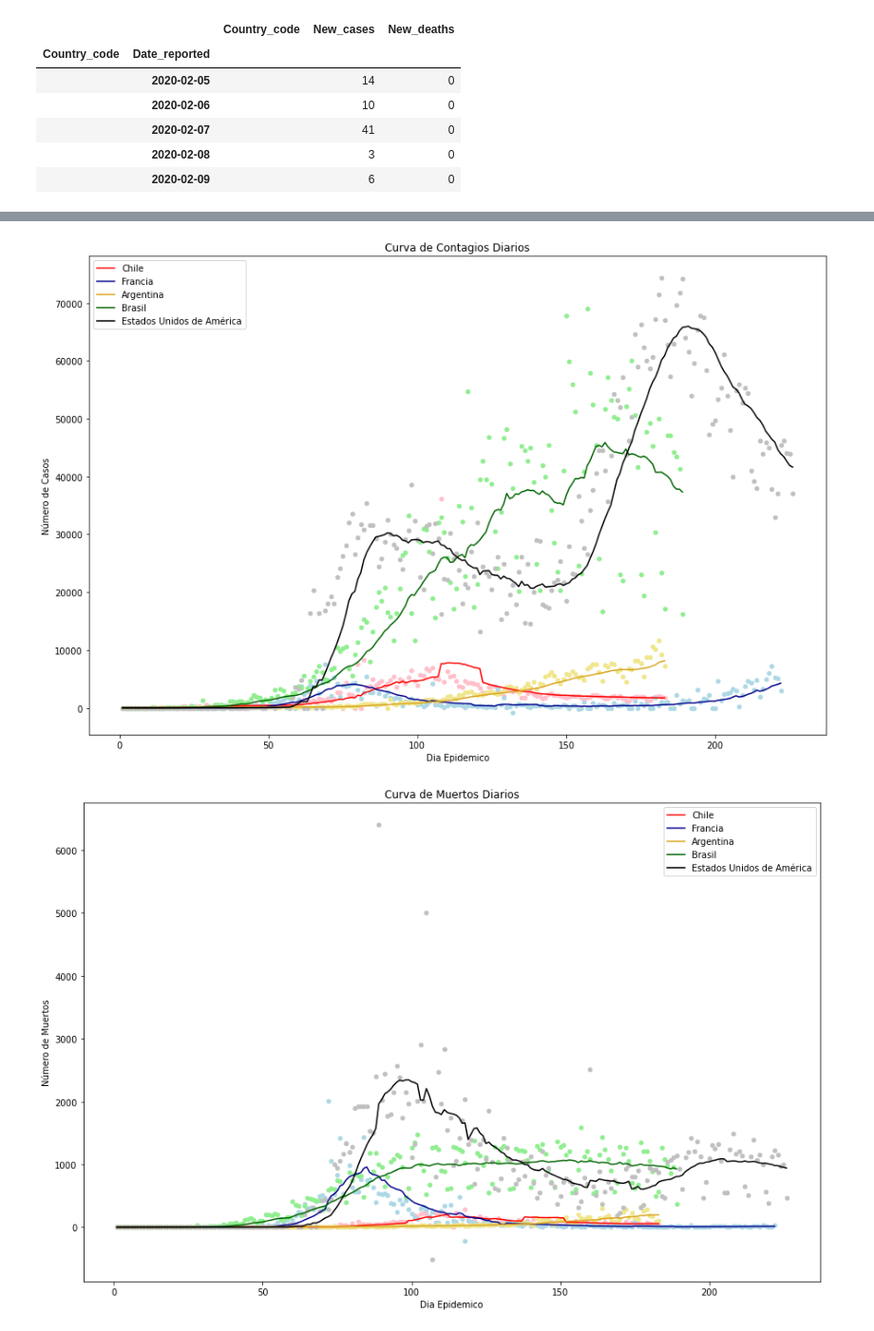
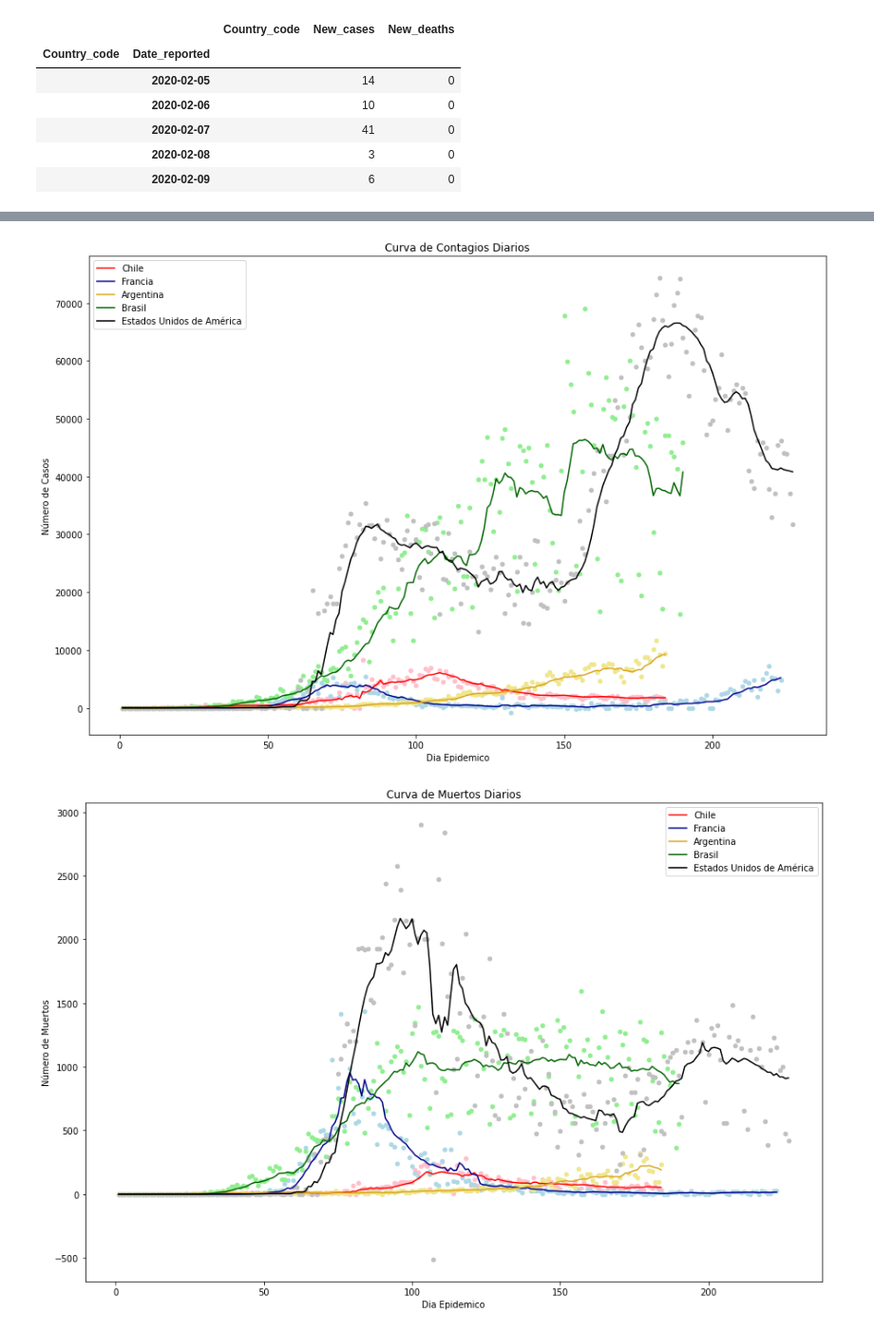
Before and after one commit to dgm1979/Analisis_Covid, a Jupyter notebook: Analisis_Covid_01.ipynb, the cells around one changed output, grey strips where cells are left out. Shown: that part at 95% size. Saved outputs shown, nothing was run; the diff lists cells and outputs as text; code cells hidden in the pictures.

```diff
--- a/Analisis_Covid_01.ipynb
+++ b/Analisis_Covid_01.ipynb
@@ -255,0 +388,24 @@ data['Country_code'].replace([' '],'OO',inplace=True)
+# %%
+data_b['New_cases_s']=np.select([(data_b['New_cases']<data_b['New_cases_min']),
+                                 (data_b['New_cases']>=data_b['New_cases_min'])&(data_b['New_cases']<=data_b['New_cases_max']),
+                                 (data_b['New_cases']>data_b['New_cases_max'])],
+                                [data_b['New_cases_q50'],
+                                 data_b['New_cases'],
+                                 data_b['New_cases_q50']])
+data_b['New_deaths_s']=np.select([(data_b['New_deaths']<data_b['New_deaths_min']),
+                                 (data_b['New_deaths']>=data_b['New_deaths_min'])&(data_b['New_deaths']<=data_b['New_deaths_max']),
+                                 (data_b['New_deaths']>data_b['New_deaths_max'])],
+                                [data_b['New_deaths_q50'],
+                                 data_b['New_deaths'],
+                                 data_b['New_deaths_q50']])
+# %%
+data_b.drop(['New_cases',
+             'New_deaths',
+             'New_cases_min',
+             'New_cases_max',
+             'New_deaths_min',
+             'New_deaths_max',
+             'New_cases_q50',
+             'New_deaths_q50'],
+            axis=1,
+            inplace=True)
@@ -256,3 +428,7 @@ data['Country_code'].replace([' '],'OO',inplace=True)
+# %%
+data_g=data_b.groupby('Country_code').apply(lambda x: x.set_index('Date_reported').resample('1D').first())
+data_f = data_g.groupby(level=0)[['New_cases_s','New_deaths_s']].apply(lambda x: x.rolling(window=w, min_periods=1).mean()).reset_index()
+data_f= data_b.merge(data_f,how='left',on=['Date_reported','Country_code'],suffixes=('1','2'))
 # %%
 data_f
 # %% [output]
@@ -335,23 +511,23 @@ ctry = {'CL':['red','pink'],
 ax=plt.gca()
 for x in ctry:
     ctry_name = ctry_data.loc[ctry_data['ISO3166-1-Alpha-2']==x,'official_name_es'].values[0]
-    data[(data['Country_code']==x)].plot(figsize=(15,10),kind='line', label=ctry_name, x='Epidemic_day',y='New_cases_s',ax=ax, color=ctry[x][0])
-    data[(data['Country_code']==x)].plot(figsize=(15,10),kind='scatter', x='Epidemic_day',y='New_cases',ax=ax, color=ctry[x][1],title='Curva de Contagios Diarios')
+    data[(data['Country_code']==x)].plot(figsize=(15,10),kind='line', label=ctry_name, x='Epidemic_day',y='New_cases_s2',ax=ax, color=ctry[x][0])
+    data[(data['Country_code']==x)].plot(figsize=(15,10),kind='scatter', x='Epidemic_day',y='New_cases_s1',ax=ax, color=ctry[x][1],title='Curva de Contagios Diarios')
 ax.set_xlabel("Dia Epidemico")
 ax.set_ylabel("Número de Casos")
-plt.savefig('Curva-Contagios.png')
+#plt.savefig('Curva-Contagios.png')
 plt.show()
 # %% [output]
-[figure, old version]
+[figure, new version]
 # %%
 ax=plt.gca()
 for x in ctry:
     ctry_name = ctry_data.loc[ctry_data['ISO3166-1-Alpha-2']==x,'official_name_es'].values[0]
-    data[(data['Country_code']==x)].plot(figsize=(15,10), kind='line', label=ctry_name, x='Epidemic_day',y='New_deaths_s',ax=ax, color=ctry[x][0])
-    data[(data['Country_code']==x)].plot(figsize=(15,10), kind='scatter', x='Epidemic_day',y='New_deaths',ax=ax, color=ctry[x][1],title='Curva de Muertos Diarios')
+    data[(data['Country_code']==x)].plot(figsize=(15,10), kind='line', label=ctry_name, x='Epidemic_day',y='New_deaths_s2',ax=ax, color=ctry[x][0])
+    data[(data['Country_code']==x)].plot(figsize=(15,10), kind='scatter', x='Epidemic_day',y='New_deaths_s1',ax=ax, color=ctry[x][1],title='Curva de Muertos Diarios')
 ax.set_xlabel("Dia Epidemico")
 ax.set_ylabel("Número de Muertos")
-plt.savefig('Curva-Muertos.png')
+#plt.savefig('Curva-Muertos.png')
 plt.show()
 # %% [output]
-[figure, old version]
+[figure, new version]
```
Also changed, not shown: parts of 21 cells of this notebook, 4 other files.
